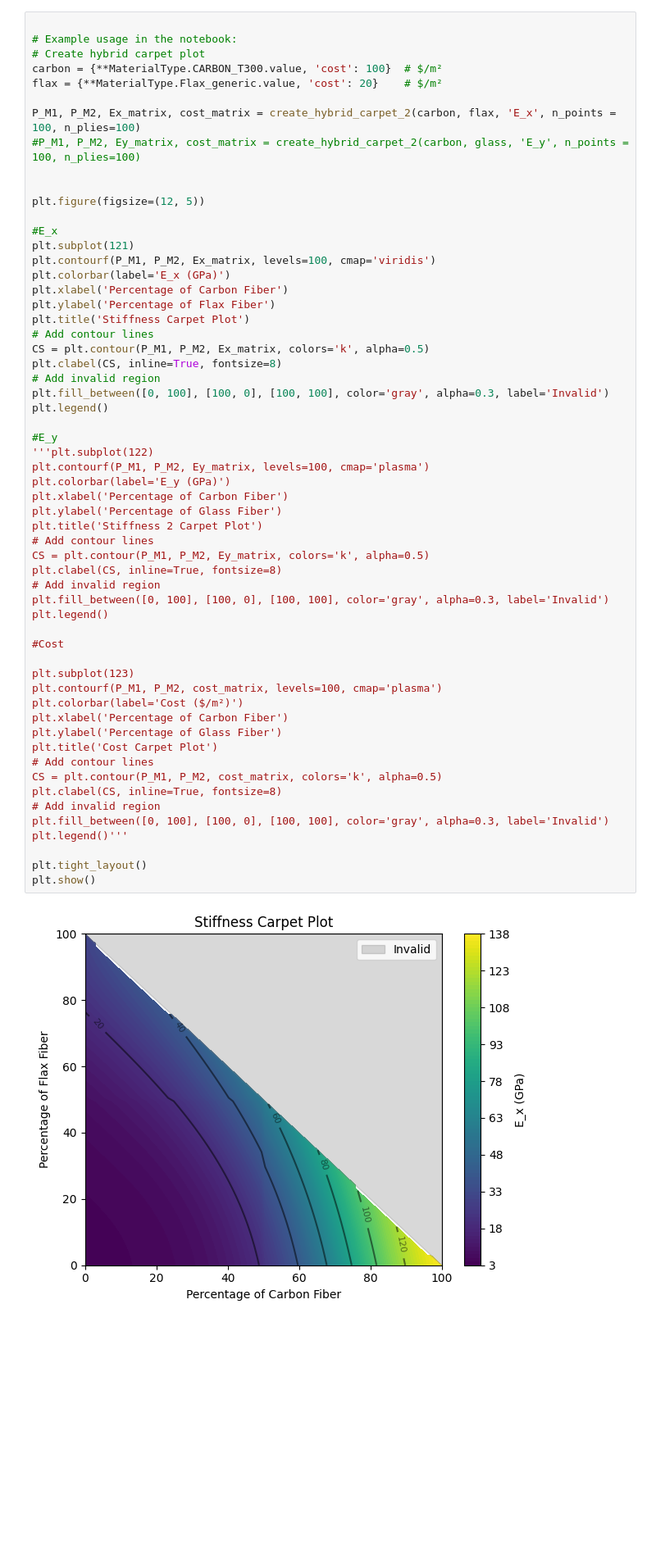
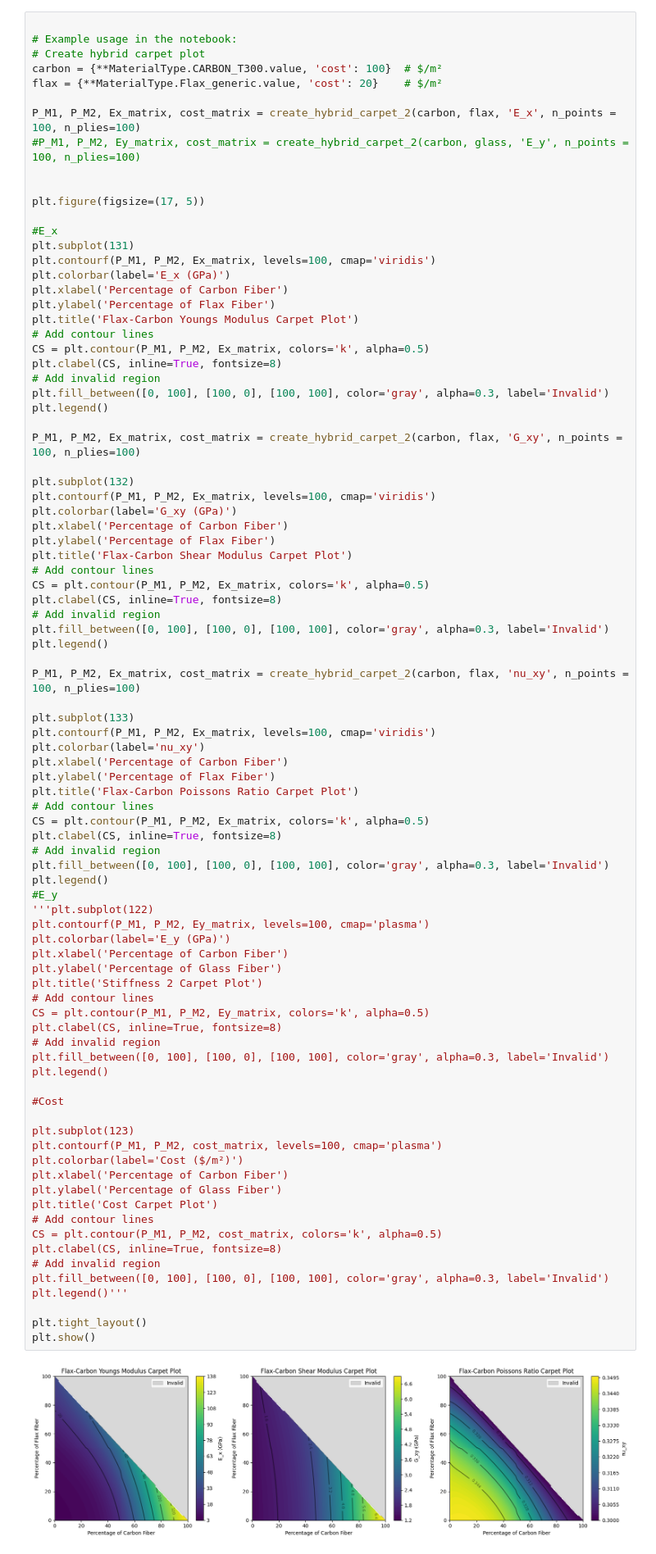
Before and after one commit to jackhenry02/Bike_coding, a Jupyter notebook: composite_design.ipynb, the cells around one changed output. Shown at 82% size. Saved outputs shown, nothing was run; the diff lists cells and outputs as text; blank space fills up the shorter version.

```diff
--- a/composite_design.ipynb
+++ b/composite_design.ipynb
@@ -328,15 +328,15 @@ P_M1, P_M2, Ex_matrix, cost_matrix = create_hybrid_carpet_2(carbon, flax, 'E_x',
 #P_M1, P_M2, Ey_matrix, cost_matrix = create_hybrid_carpet_2(carbon, glass, 'E_y', n_points = 100, n_plies=100)
 
 
-plt.figure(figsize=(12, 5))
+plt.figure(figsize=(17, 5))
 
 #E_x
-plt.subplot(121)
+plt.subplot(131)
 plt.contourf(P_M1, P_M2, Ex_matrix, levels=100, cmap='viridis')
 plt.colorbar(label='E_x (GPa)')
 plt.xlabel('Percentage of Carbon Fiber')
 plt.ylabel('Percentage of Flax Fiber')
-plt.title('Stiffness Carpet Plot')
+plt.title('Flax-Carbon Youngs Modulus Carpet Plot')
 # Add contour lines
 CS = plt.contour(P_M1, P_M2, Ex_matrix, colors='k', alpha=0.5)
 plt.clabel(CS, inline=True, fontsize=8)
@@ -344,36 +344,65 @@ plt.clabel(CS, inline=True, fontsize=8)
 plt.fill_between([0, 100], [100, 0], [100, 100], color='gray', alpha=0.3, label='Invalid')
 plt.legend()
 
+P_M1, P_M2, Ex_matrix, cost_matrix = create_hybrid_carpet_2(carbon, flax, 'G_xy', n_points = 100, n_plies=100)
+
+plt.subplot(132)
+plt.contourf(P_M1, P_M2, Ex_matrix, levels=100, cmap='viridis')
+plt.colorbar(label='G_xy (GPa)')
+plt.xlabel('Percentage of Carbon Fiber')
+plt.ylabel('Percentage of Flax Fiber')
+plt.title('Flax-Carbon Shear Modulus Carpet Plot')
+# Add contour lines
+CS = plt.contour(P_M1, P_M2, Ex_matrix, colors='k', alpha=0.5)
+plt.clabel(CS, inline=True, fontsize=8)
+# Add invalid region
+plt.fill_between([0, 100], [100, 0], [100, 100], color='gray', alpha=0.3, label='Invalid')
+plt.legend()
+
+P_M1, P_M2, Ex_matrix, cost_matrix = create_hybrid_carpet_2(carbon, flax, 'nu_xy', n_points = 100, n_plies=100)
+
+plt.subplot(133)
+plt.contourf(P_M1, P_M2, Ex_matrix, levels=100, cmap='viridis')
+plt.colorbar(label='nu_xy')
+plt.xlabel('Percentage of Carbon Fiber')
+plt.ylabel('Percentage of Flax Fiber')
+plt.title('Flax-Carbon Poissons Ratio Carpet Plot')
+# Add contour lines
+CS = plt.contour(P_M1, P_M2, Ex_matrix, colors='k', alpha=0.5)
+plt.clabel(CS, inline=True, fontsize=8)
+# Add invalid region
+plt.fill_between([0, 100], [100, 0], [100, 100], color='gray', alpha=0.3, label='Invalid')
+plt.legend()
 #E_y
 '''plt.subplot(122)
 plt.contourf(P_M1, P_M2, Ey_matrix, levels=100, cmap='plasma')
 plt.colorbar(label='E_y (GPa)')
 plt.xlabel('Percentage of Carbon Fiber')
 plt.ylabel('Percentage of Glass Fiber')
 plt.title('Stiffness 2 Carpet Plot')
 # Add contour lines
 CS = plt.contour(P_M1, P_M2, Ey_matrix, colors='k', alpha=0.5)
 plt.clabel(CS, inline=True, fontsize=8)
 # Add invalid region
 plt.fill_between([0, 100], [100, 0], [100, 100], color='gray', alpha=0.3, label='Invalid')
 plt.legend()
 
 #Cost
 
 plt.subplot(123)
 plt.contourf(P_M1, P_M2, cost_matrix, levels=100, cmap='plasma')
 plt.colorbar(label='Cost ($/m²)')
 plt.xlabel('Percentage of Carbon Fiber')
 plt.ylabel('Percentage of Glass Fiber')
 plt.title('Cost Carpet Plot')
 # Add contour lines
 CS = plt.contour(P_M1, P_M2, cost_matrix, colors='k', alpha=0.5)
 plt.clabel(CS, inline=True, fontsize=8)
 # Add invalid region
 plt.fill_between([0, 100], [100, 0], [100, 100], color='gray', alpha=0.3, label='Invalid')
 plt.legend()'''
 
 plt.tight_layout()
 plt.show()
 # %% [output]
-[figure, old version]
+[figure, new version]
```
Also changed, not shown: parts of 1 cell of this notebook, 3 other files.
